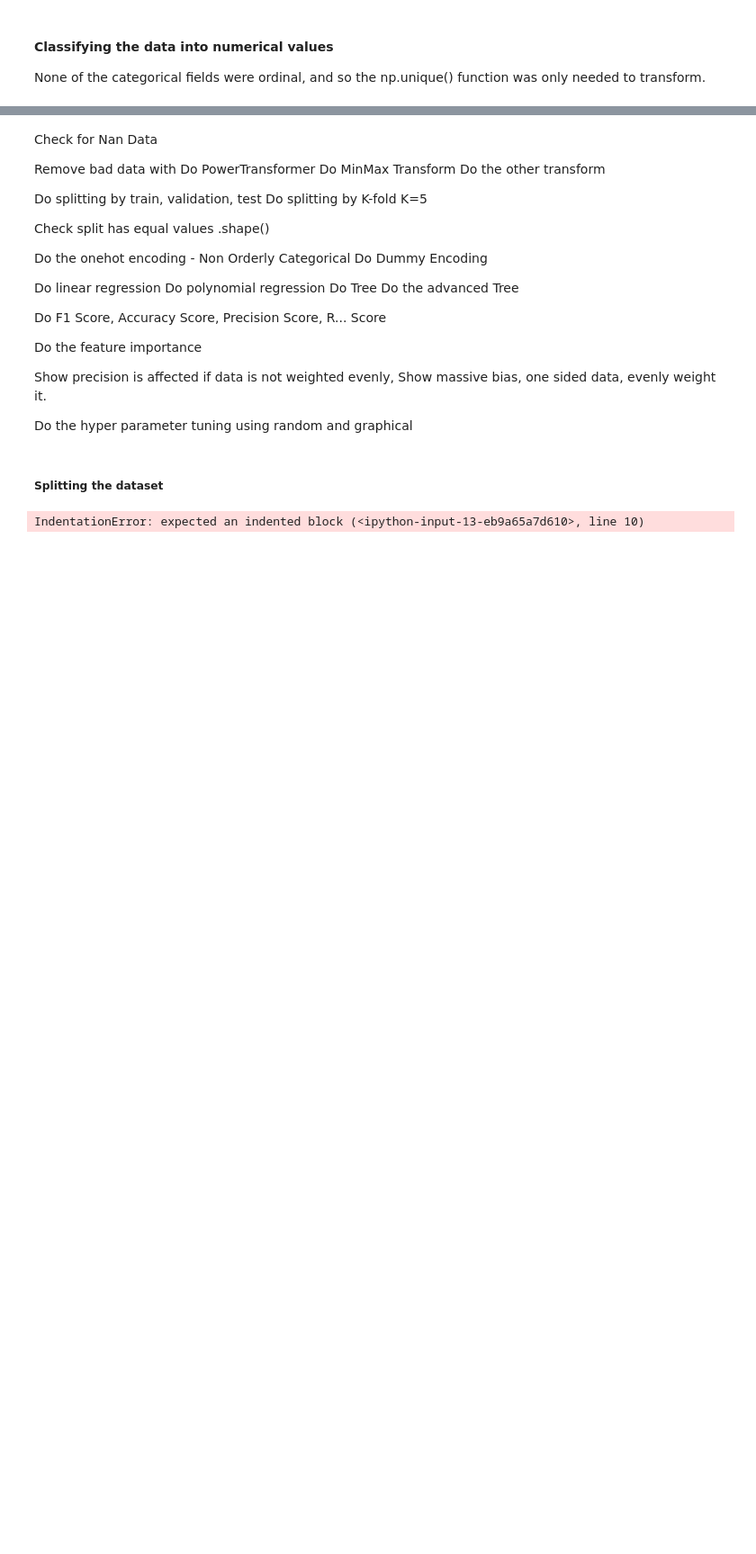
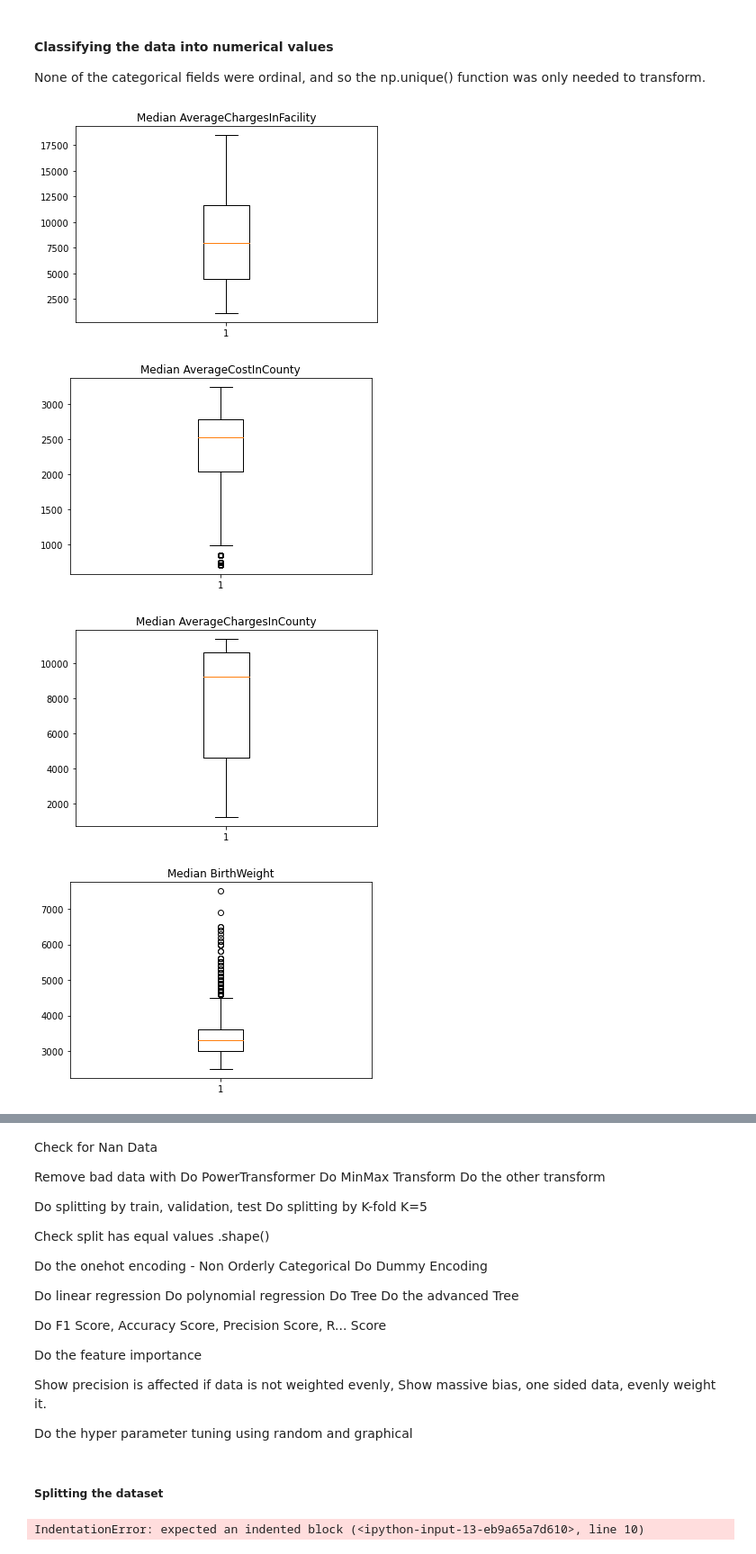
Before and after one commit to Luke-Mason/ML-A1, a Jupyter notebook: Assignment-1.ipynb, the cells around one changed output, grey strips where cells are left out. Shown at 90% size. Cells and saved outputs as stored; diff of their text form; code cells hidden in the pictures; blank space fills up the shorter version.

```diff
--- a/Assignment-1.ipynb
+++ b/Assignment-1.ipynb
@@ -166,7 +170,13 @@ plt.show()
 #### Classifying the data into numerical values
 None of the categorical fields were ordinal, and so the np.unique() function was only needed to transform.
 # %%
-# for i, col in enumerate(dataFrame.columns):
-#     plt.boxplot(dataFrame[col])
-#     plt.title('Median ' + col)
-#     plt.show()
+for i, col in enumerate(noncategorical_features):
+    plt.boxplot(dataFrame[col])
+    plt.title('Median ' + col)
+#     TODO Show what the outliers are, how many are there.
+    plt.show()
+# %% [output]
+[figure, added]
+[figure, added]
+[figure, added]
+[figure, added]
```
Also changed, not shown: parts of 5 cells of this notebook.
